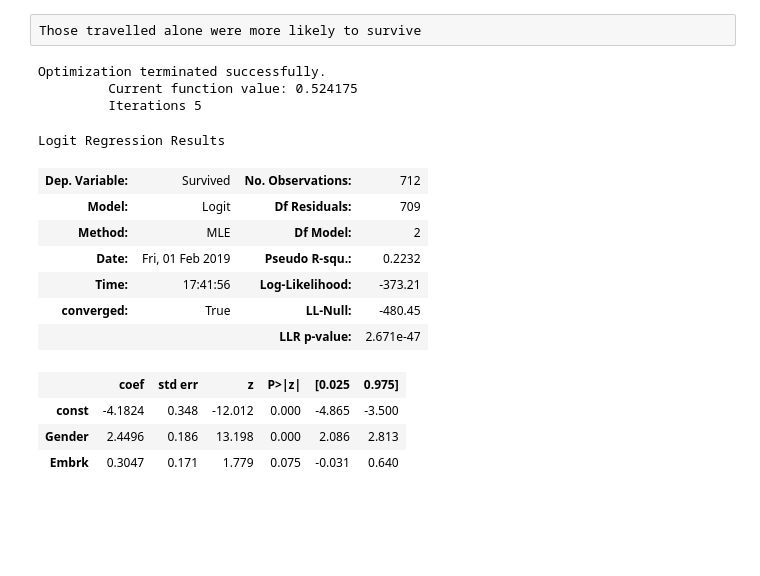
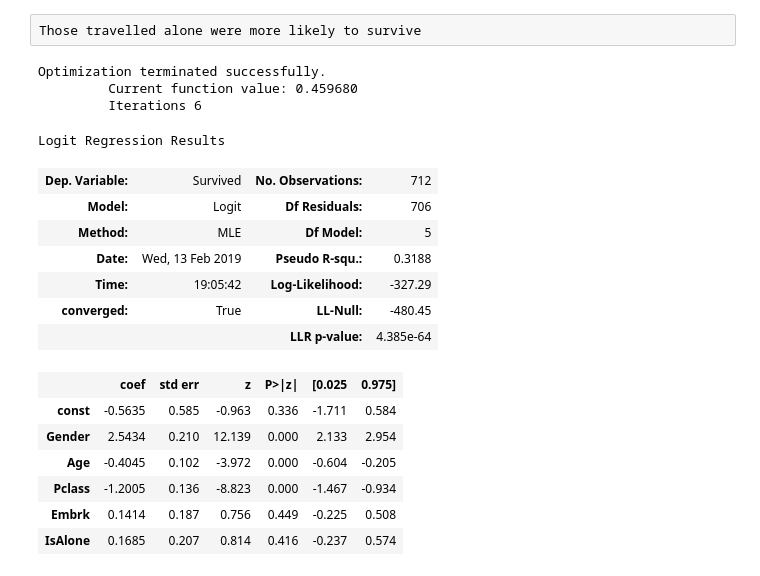
Before and after one commit to LeDuyAnh90/Titanic, a Jupyter notebook: Titanic.ipynb, the cells around one changed output. Saved outputs shown, nothing was run; the diff lists cells and outputs as text; code cells hidden in the pictures; blank space fills up the shorter version.

```diff
--- a/Titanic.ipynb
+++ b/Titanic.ipynb
@@ -109,9 +109,9 @@ age_plot = age_plot.map(plt.hist, 'Age', bins=10)
 [figure]
 # %%
 data = train_df_new
-data.loc[data.Age<=20,'Age']=1
+data.loc[data.Age<=18,'Age']=1
 # %%
-data.loc[(data.Age>20)&(data.Age<=28),'Age']=2
+data.loc[(data.Age>18)&(data.Age<=28),'Age']=2
 # %%
 data.loc[(data.Age>28)&(data.Age<=38),'Age']=3
 # %%
@@ -179,24 +179,27 @@ Those travelled alone were more likely to survive
 # %%
 #Logistic regression model with
 import statsmodels.api as sm
-X=data[['Gender','Embrk']]
+X=data[['Gender','Age','Pclass','Embrk','IsAlone']]
 X=sm.add_constant(X)
 y=data['Survived']
 logit_model=sm.Logit(y,X.astype(float)).fit()
 logit_model.summary()
 # %% [output]
 Optimization terminated successfully.
-         Current function value: 0.524175
-         Iterations 5
+         Current function value: 0.459680
+         Iterations 6
 Logit Regression Results
 | Dep. Variable: | Survived | No. Observations: | 712 |
-| Model: | Logit | Df Residuals: | 709 |
-| Method: | MLE | Df Model: | 2 |
-| Date: | Fri, 01 Feb 2019 | Pseudo R-squ.: | 0.2232 |
-| Time: | 17:41:56 | Log-Likelihood: | -373.21 |
+| Model: | Logit | Df Residuals: | 706 |
+| Method: | MLE | Df Model: | 5 |
+| Date: | Wed, 13 Feb 2019 | Pseudo R-squ.: | 0.3188 |
+| Time: | 19:05:42 | Log-Likelihood: | -327.29 |
 | converged: | True | LL-Null: | -480.45 |
-|  |  | LLR p-value: | 2.671e-47 |
+|  |  | LLR p-value: | 4.385e-64 |
 |  | coef | std err | z | P>|z| | [0.025 | 0.975] |
-| const | -4.1824 | 0.348 | -12.012 | 0.000 | -4.865 | -3.500 |
-| Gender | 2.4496 | 0.186 | 13.198 | 0.000 | 2.086 | 2.813 |
-| Embrk | 0.3047 | 0.171 | 1.779 | 0.075 | -0.031 | 0.640 |
+| const | -0.5635 | 0.585 | -0.963 | 0.336 | -1.711 | 0.584 |
+| Gender | 2.5434 | 0.210 | 12.139 | 0.000 | 2.133 | 2.954 |
+| Age | -0.4045 | 0.102 | -3.972 | 0.000 | -0.604 | -0.205 |
+| Pclass | -1.2005 | 0.136 | -8.823 | 0.000 | -1.467 | -0.934 |
+| Embrk | 0.1414 | 0.187 | 0.756 | 0.449 | -0.225 | 0.508 |
+| IsAlone | 0.1685 | 0.207 | 0.814 | 0.416 | -0.237 | 0.574 |
```
Also changed, not shown: parts of 3 cells of this notebook.
